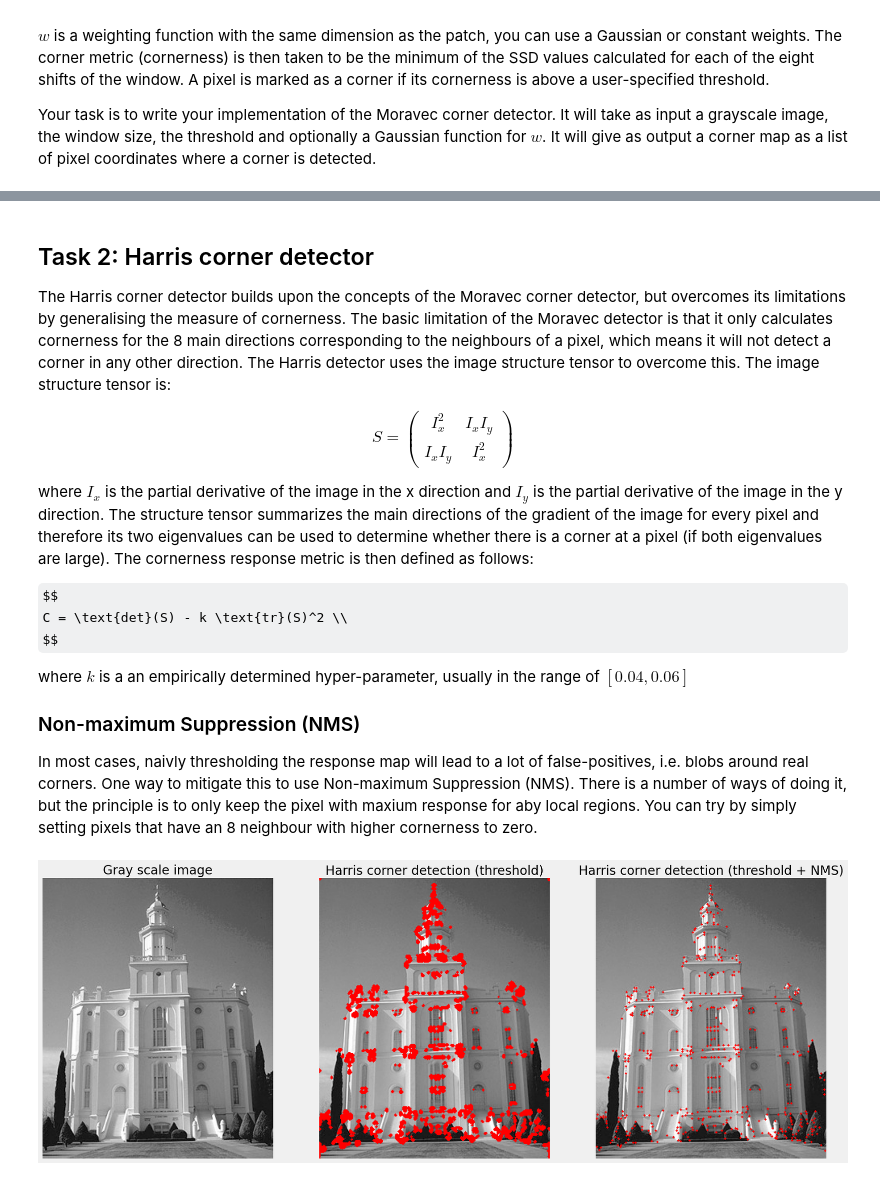
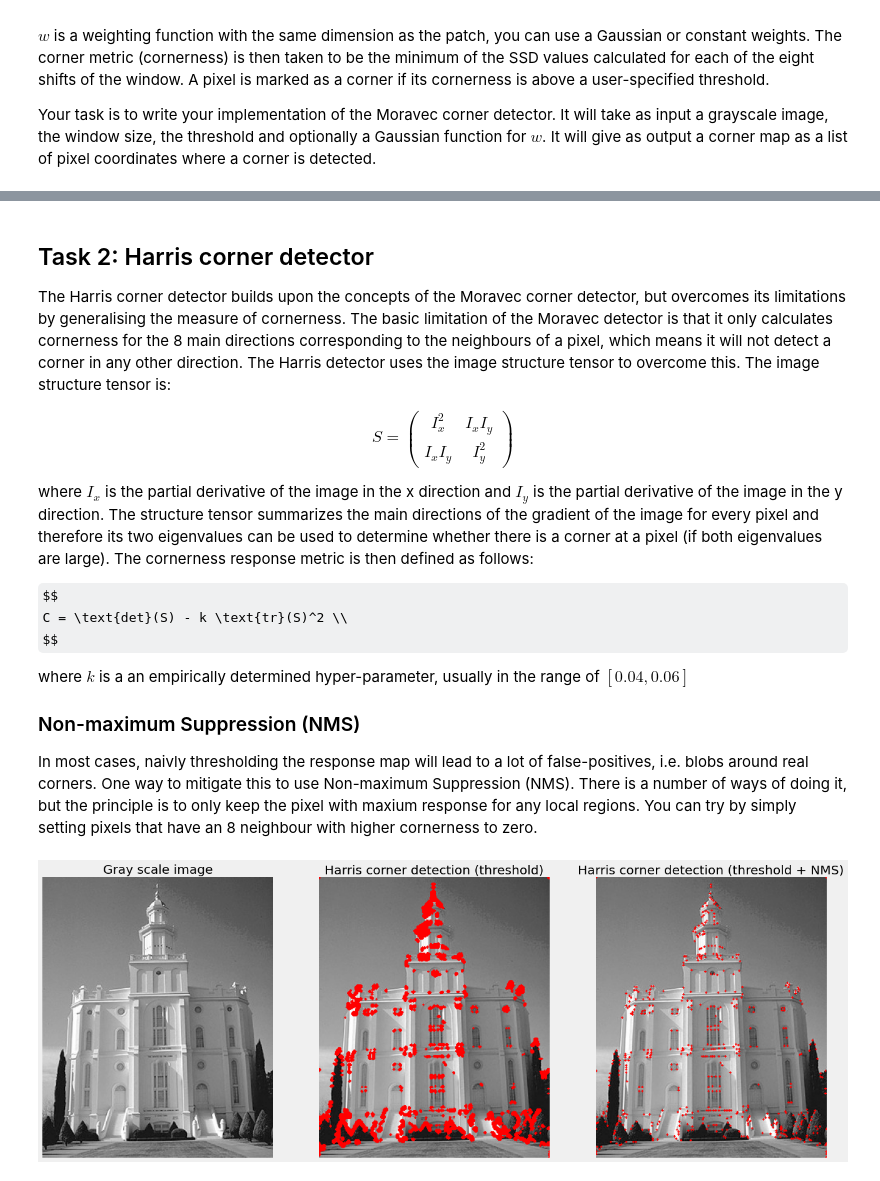
Before and after one commit to wangzican/Image_Processing, a Jupyter notebook: labs/week_8.ipynb, the cells around one changed output, grey strips where cells are left out. Cells and saved outputs as stored; diff of their text form; code cells hidden in the pictures; some formulas as TeX source.

```diff
--- a/labs/week_8.ipynb
+++ b/labs/week_8.ipynb
@@ -129,7 +156,7 @@ $$
     S =
     \begin{pmatrix}
      I^2_x   & I_x I_y\\
-     I_x I_y & I^2_x
+     I_x I_y & I^2_y
     \end{pmatrix}
 $$
 
@@ -145,7 +172,7 @@ where $k$ is a an empirically determined hyper-parameter, usually in the range o
 
 ### Non-maximum Suppression (NMS)
 
-In most cases, naivly thresholding the response map will lead to a lot of false-positives, i.e. blobs around real corners. One way to mitigate this to use Non-maximum Suppression (NMS). There is a number of ways of doing it, but the principle is to only keep the pixel with maxium response for aby local regions. You can try by simply setting pixels that have an 8 neighbour with higher cornerness to zero.
+In most cases, naivly thresholding the response map will lead to a lot of false-positives, i.e. blobs around real corners. One way to mitigate this to use Non-maximum Suppression (NMS). There is a number of ways of doing it, but the principle is to only keep the pixel with maxium response for any local regions. You can try by simply setting pixels that have an 8 neighbour with higher cornerness to zero.
 # %%
 """
 Utility functions here, you can use code from the last week. FFT implementation is reccomended as it is faster.
@@ -178,34 +248,33 @@ def nms(response, threshold, window_size=3):
 # %%
 img = cv2.imread('../images/building.png')
 k = 0.05
-threshold = 2000.
+threshold = 13000.
 gray_img = cv2.cvtColor(img, cv2.COLOR_BGR2GRAY).astype(np.float32)
 H, W = gray_img.shape
 # Write your code here:
-
-corners =
+corners, c = harris(gray_img, threshold=threshold, k=k)
 harris_img_corner = draw_corners(img, corners)
 # corners after NMS
-corners_nms =
+corners_nms = nms(c, threshold=threshold)
 harris_img_corner_nms = draw_corners(img, corners_nms)
 
 # Show Original and detected corners on image
 fig, axis = plt.subplots(1, 3, figsize=(20, 8), sharey=False)
 axis[0].imshow(gray_img, 'gray')
 axis[0].grid(False)
 axis[0].set_title('Gray scale image')
 axis[0].set_axis_off()
 
 axis[1].imshow(harris_img_corner, 'gray')
 axis[1].grid(False)
 axis[1].set_title('Harris corner detection (threshold)')
 axis[1].set_axis_off()
 
 axis[2].imshow(harris_img_corner_nms, 'gray')
 axis[2].grid(False)
 axis[2].set_title('Harris corner detection (threshold + NMS)')
 axis[2].set_axis_off()
 
 plt.show()
 # %% [output]
-[figure, old version]
+[figure, new version]
```
Also changed, not shown: parts of 3 cells of this notebook, 38 other files.
